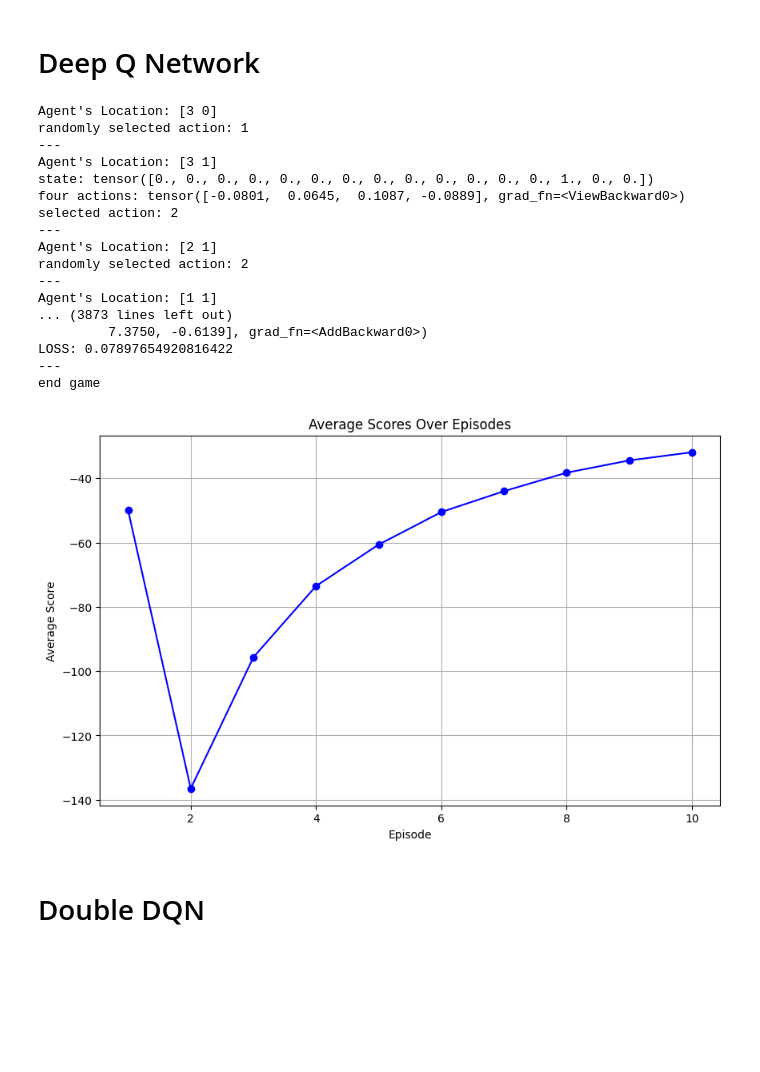
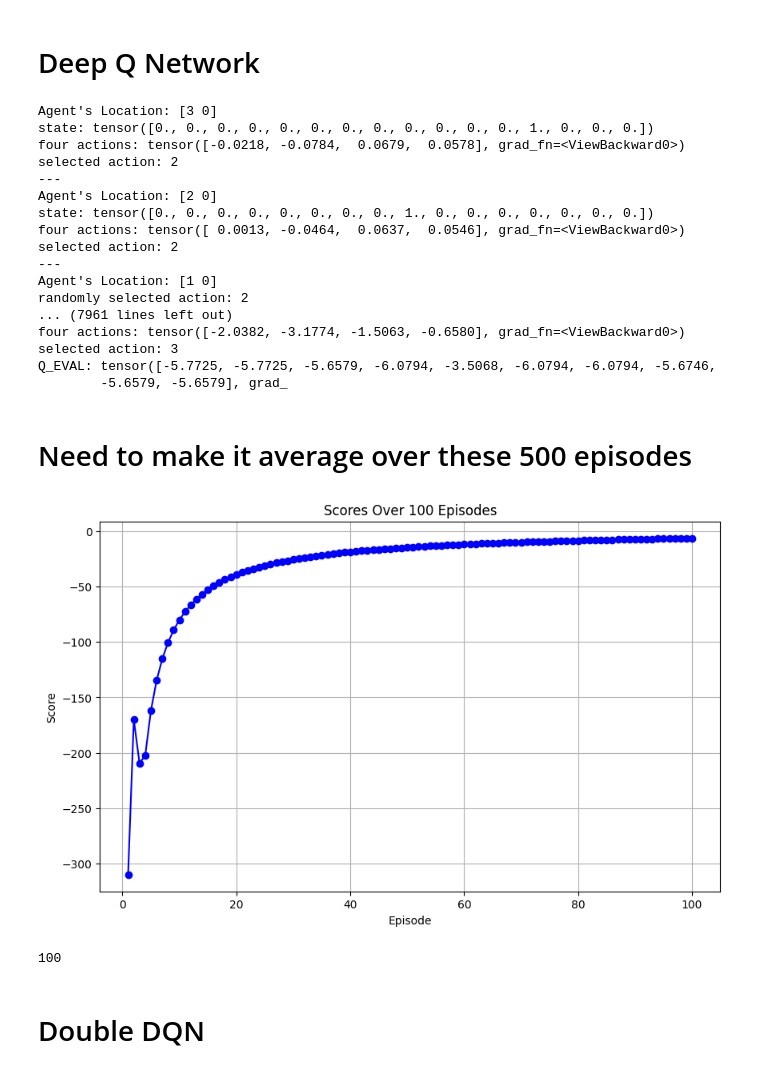
Before and after one commit to ayang903/DQN, a Jupyter notebook: ps2.ipynb, the cells around one changed output. Cells and saved outputs as stored; diff of their text form; code cells hidden in the pictures; blank space fills up the shorter version.

Commit message:
need to fix graph

```diff
--- a/ps2.ipynb
+++ b/ps2.ipynb
@@ -62,7 +62,7 @@ import numpy as np
 env = gym.make('gym_examples/GridWorld-v0', size=4)
 agent = Agent(gamma=0.9, epsilon=0.5, batch_size=10, n_actions=4, eps_end=0.01, input_dims=[16], lr=0.003)
 scores, eps_hist,avg_scores_dqn = [], [], []
-n_games = 10
+n_games = 100
 
 for i in range(n_games):
     score = 0
@@ -102,37 +102,43 @@ for i in range(n_games):
     avg_scores_dqn.append(avg_score)
 # %% [output]
 Agent's Location: [3 0]
-randomly selected action: 1
----
-Agent's Location: [3 1]
-state: tensor([0., 0., 0., 0., 0., 0., 0., 0., 0., 0., 0., 0., 0., 1., 0., 0.])
-four actions: tensor([-0.0801,  0.0645,  0.1087, -0.0889], grad_fn=<ViewBackward0>)
+state: tensor([0., 0., 0., 0., 0., 0., 0., 0., 0., 0., 0., 0., 1., 0., 0., 0.])
+four actions: tensor([-0.0218, -0.0784,  0.0679,  0.0578], grad_fn=<ViewBackward0>)
 selected action: 2
 ---
-Agent's Location: [2 1]
+Agent's Location: [2 0]
+state: tensor([0., 0., 0., 0., 0., 0., 0., 0., 1., 0., 0., 0., 0., 0., 0., 0.])
+four actions: tensor([ 0.0013, -0.0464,  0.0637,  0.0546], grad_fn=<ViewBackward0>)
+selected action: 2
+---
+Agent's Location: [1 0]
 randomly selected action: 2
----
-Agent's Location: [1 1]
-... (3873 lines left out)
-         7.3750, -0.6139], grad_fn=<AddBackward0>)
-LOSS: 0.07897654920816422
----
-end game
+... (7961 lines left out)
+four actions: tensor([-2.0382, -3.1774, -1.5063, -0.6580], grad_fn=<ViewBackward0>)
+selected action: 3
+Q_EVAL: tensor([-5.7725, -5.7725, -5.6579, -6.0794, -3.5068, -6.0794, -6.0794, -5.6746,
+        -5.6579, -5.6579], grad_
+# %% [markdown]
+# Need to make it average over these 500 episodes
 # %%
 # plot the average score per episode
 import matplotlib.pyplot as plt
 
 episodes = list(range(1, n_games + 1))
 
 plt.figure(figsize=(10, 6))
 plt.plot(episodes, avg_scores_dqn, marker='o', linestyle='-', color='b', label='Average Score per Episode')
-plt.title('Average Scores Over Episodes')
+plt.title('Scores Over 100 Episodes')
 plt.xlabel('Episode')
-plt.ylabel('Average Score')
+plt.ylabel('Score')
 plt.grid(True)
 plt.show()
 # %% [output]
-[figure, old version]
+[figure, new version]
+# %%
+len(avg_scores_dqn)
+# %% [output]
+100
 # %% [markdown]
 # Double DQN
 # %%
```
Also changed, not shown: parts of 4 cells of this notebook, 1 other file.
